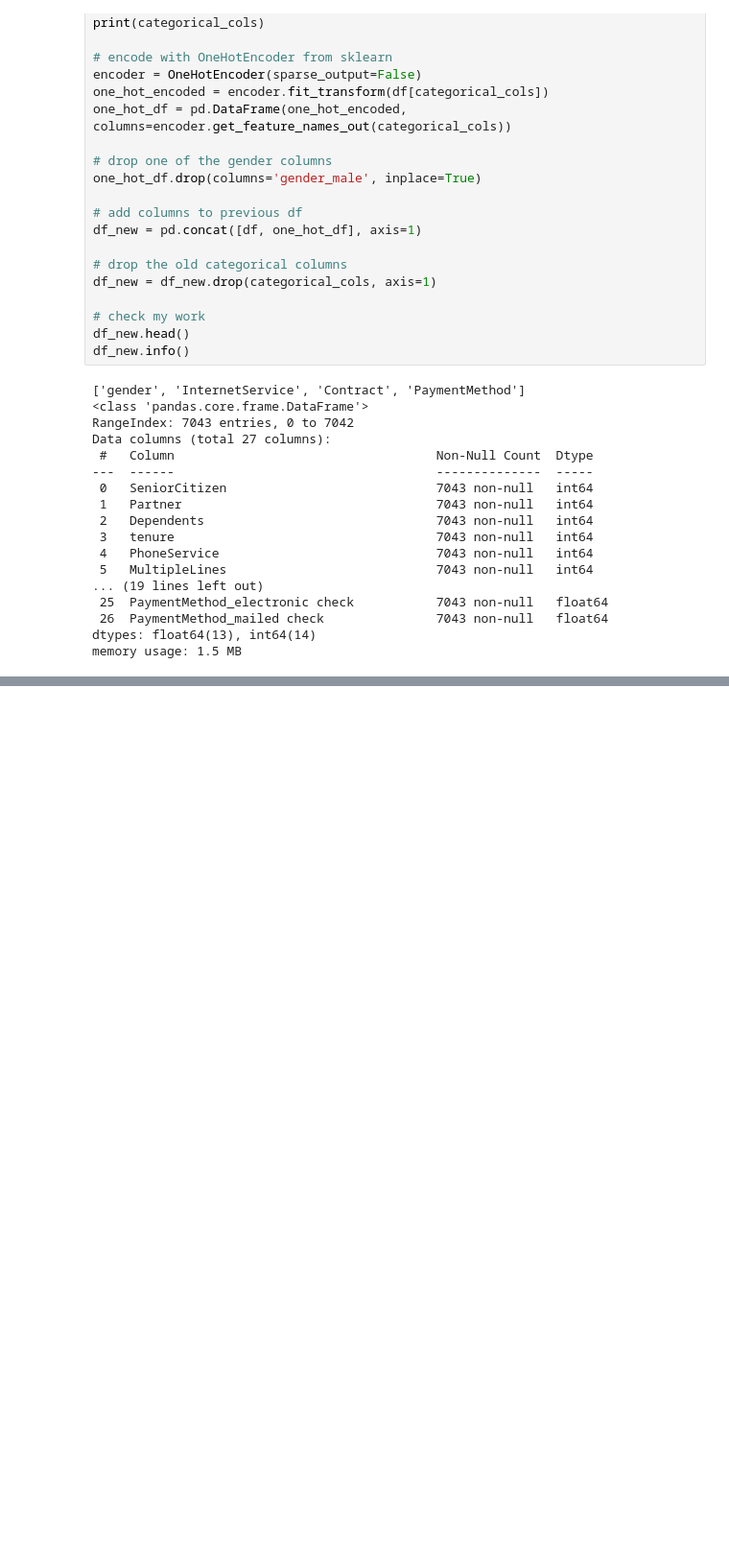
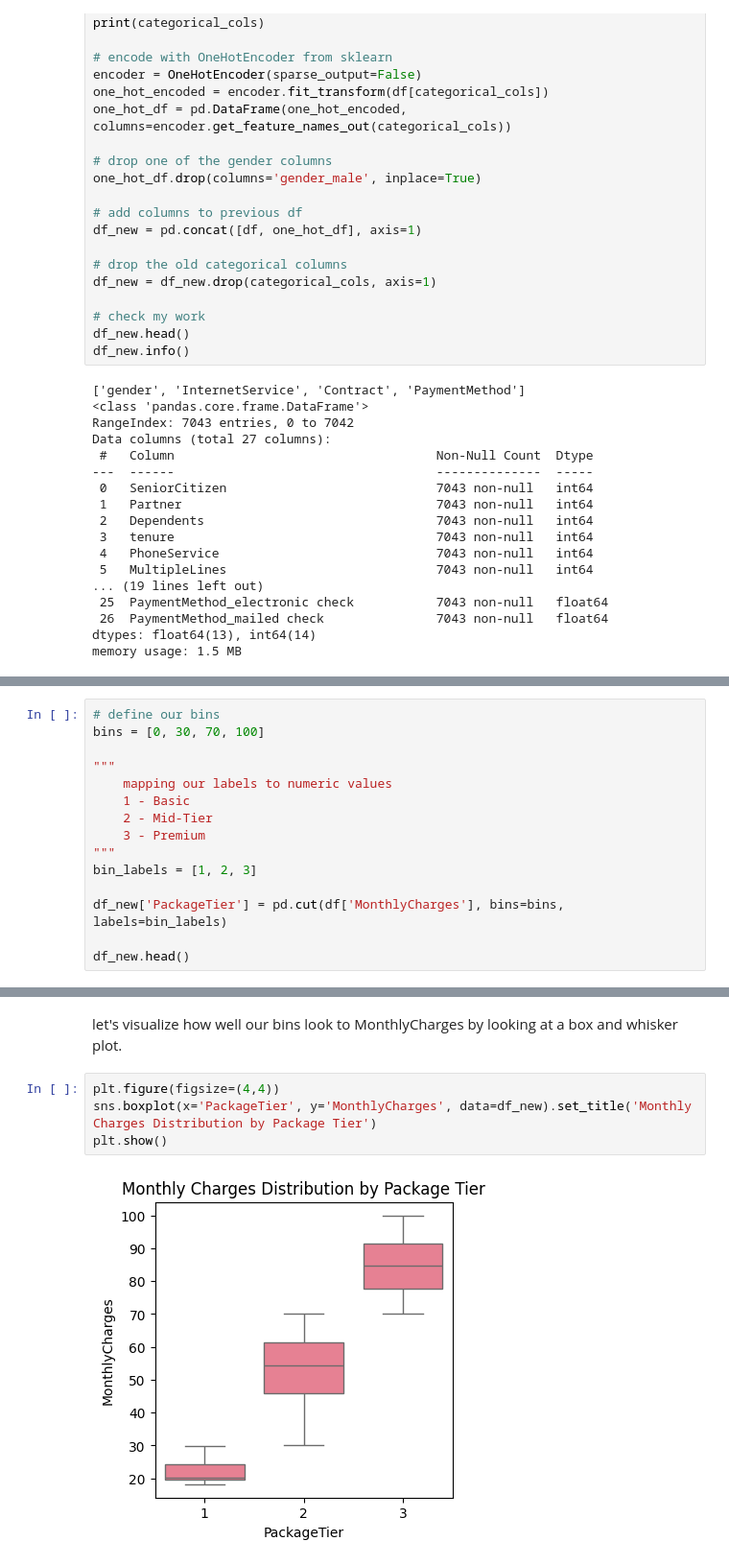
Before and after one commit to jacktorrealba/customer-churn, a Jupyter notebook: notebooks/03_feature_engineering.ipynb, the cells around one changed output, grey strips where cells are left out. Shown at 96% size. Saved outputs shown, nothing was run; the diff lists cells and outputs as text; blank space fills up the shorter version.

```diff
--- a/notebooks/03_feature_engineering.ipynb
+++ b/notebooks/03_feature_engineering.ipynb
@@ -91,0 +108,15 @@ memory usage: 1.5 MB
+# %%
+# define our bins
+bins = [0, 30, 70, 100]
+
+"""
+    mapping our labels to numeric values
+    1 - Basic
+    2 - Mid-Tier
+    3 - Premium
+"""
+bin_labels = [1, 2, 3]
+
+df_new['PackageTier'] = pd.cut(df['MonthlyCharges'], bins=bins, labels=bin_labels)
+
+df_new.head()
@@ -91,0 +130,8 @@ memory usage: 1.5 MB
+# %% [markdown]
+let's visualize how well our bins look to MonthlyCharges by looking at a box and whisker plot.
+# %%
+plt.figure(figsize=(4,4))
+sns.boxplot(x='PackageTier', y='MonthlyCharges', data=df_new).set_title('Monthly Charges Distribution by Package Tier')
+plt.show()
+# %% [output]
+[figure, added]
```
Also changed, not shown: parts of 8 cells of this notebook, 1 other file.
